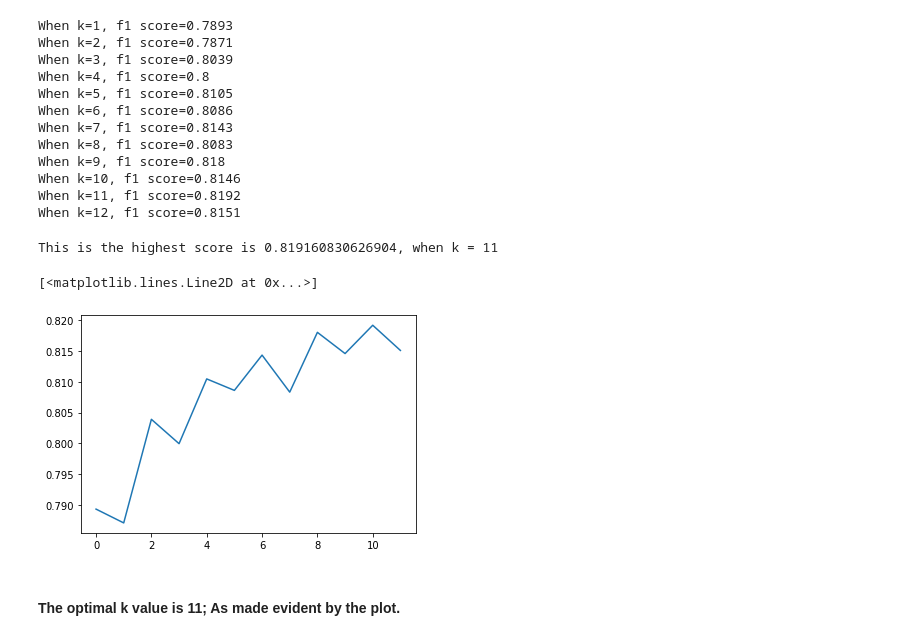
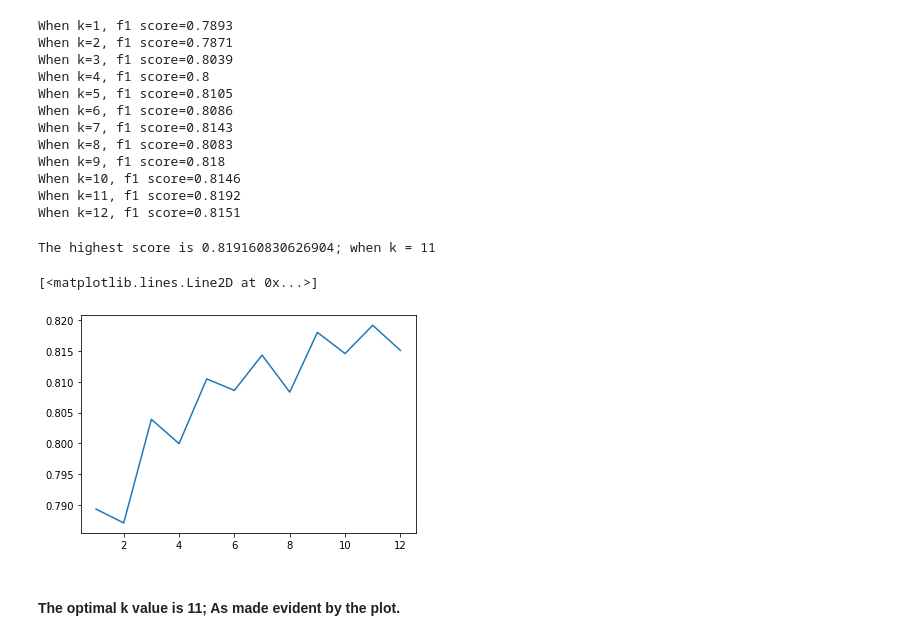
Before and after one commit to AmmarAli118/coachmod5project, a Jupyter notebook: 2_knn.ipynb, the cells around one changed output. Saved outputs shown, nothing was run; the diff lists cells and outputs as text; code cells hidden in the pictures.

```diff
--- a/2_knn.ipynb
+++ b/2_knn.ipynb
@@ -29,7 +23,7 @@ y_test = pd.read_pickle('./data/y_test_pickle.pkl')
 # %% [markdown]
 #### Find optimal value for K
 # %%
-k_range = list(range(1, 13))
+k_range = range(1, 13)
 k_scores = []
 for k in k_range:
     knn = KNeighborsClassifier(n_neighbors=k)
@@ -58,14 +52,14 @@ for index, element in enumerate(k_scores):
         high_score = element
         ind = index
 
-print("This is the highest score is {}, when k = {}".format(high_score, ind + 1))
+print("The highest score is {}; when k = {}".format(high_score, ind + 1))
 # %% [output]
-This is the highest score is 0.819160830626904, when k = 11
+The highest score is 0.819160830626904; when k = 11
 # %%
-plt.plot(k_scores)
+plt.plot(range(1,13),k_scores)
 # %% [output]
 [<matplotlib.lines.Line2D at 0x...>]
-[figure, old version]
+[figure, new version]
 # %% [markdown]
 #### The optimal k value is 11; As made evident by the plot.
 # %%
```
Also changed, not shown: parts of 4 cells of this notebook.
